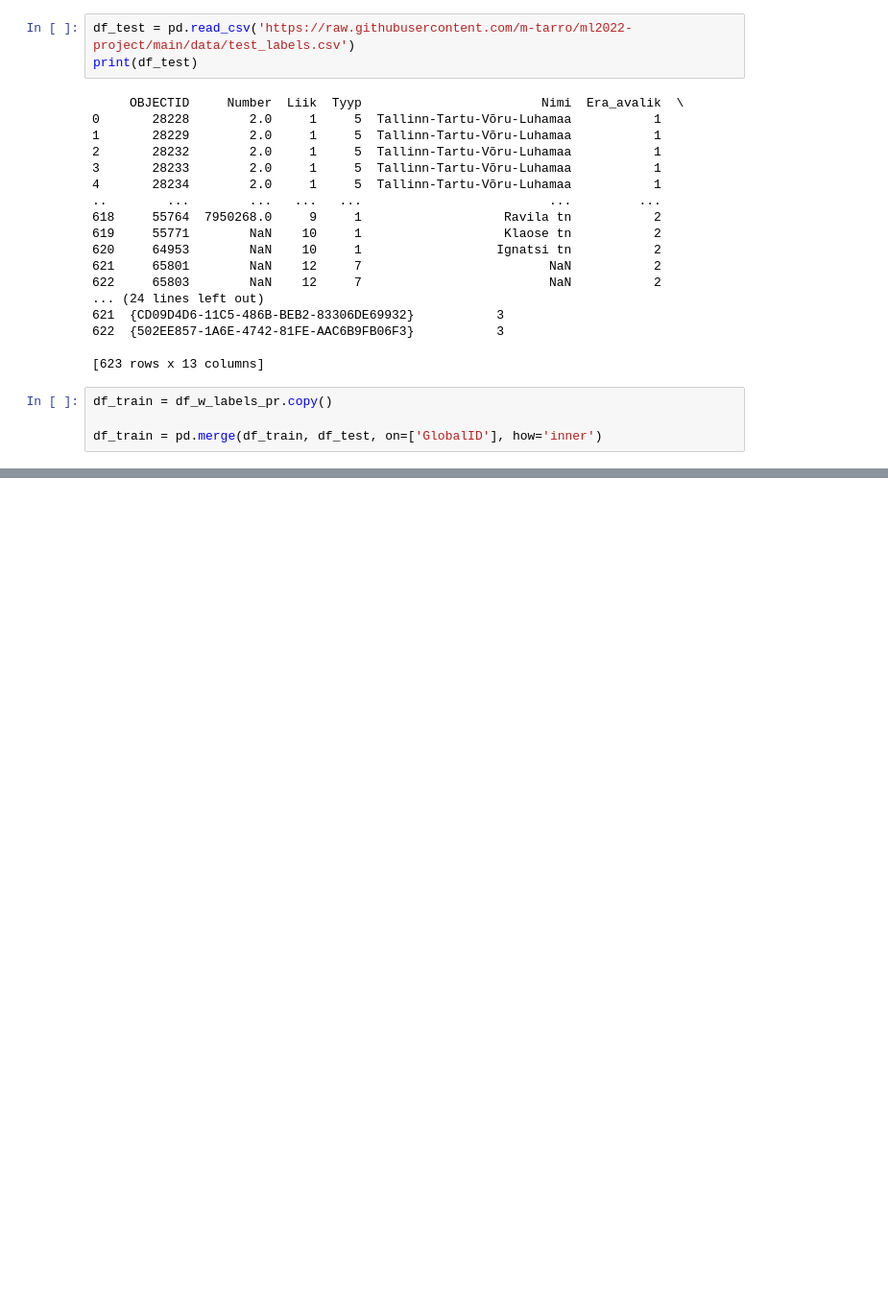
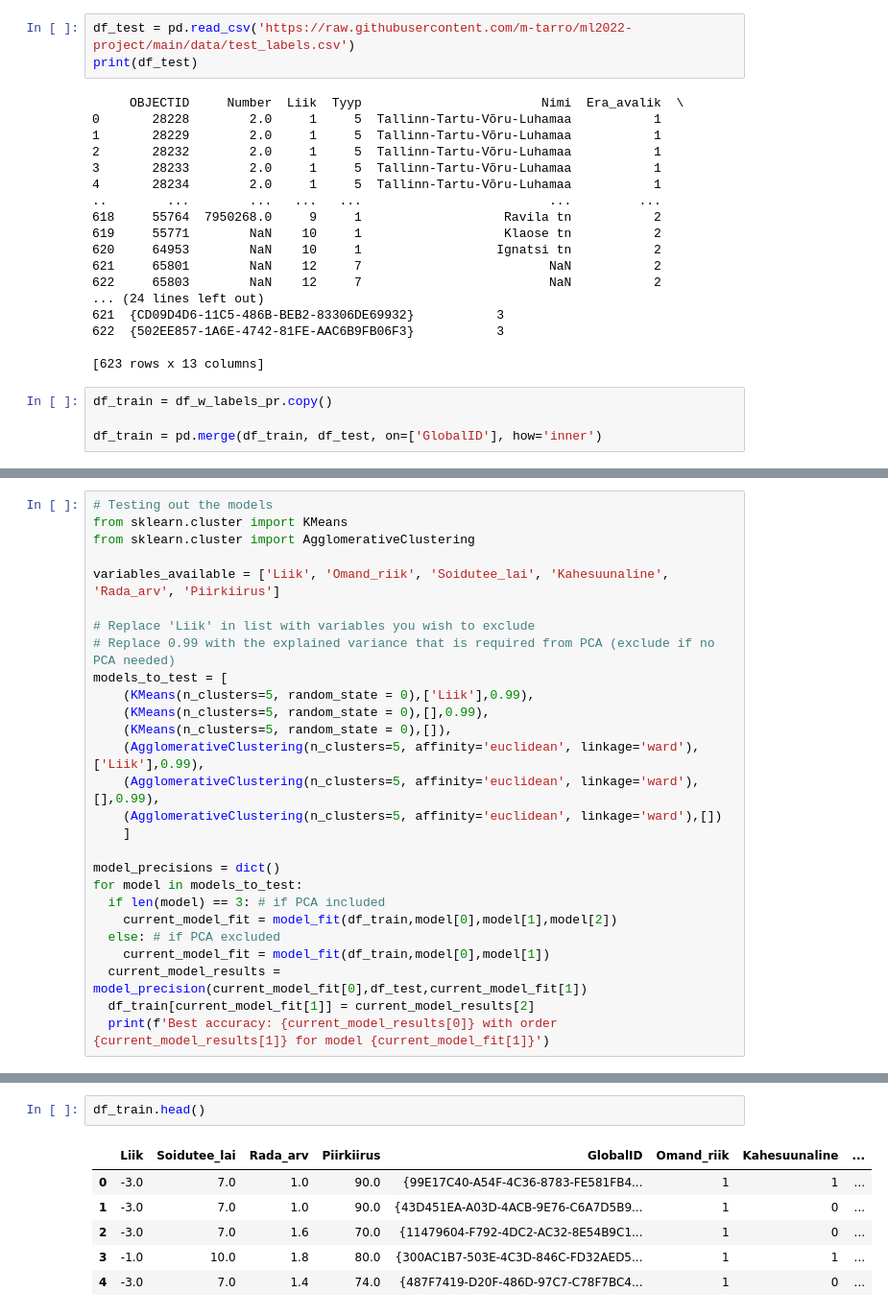
Before and after one commit to m-tarro/ml2022-project, a Jupyter notebook: ML_Project_(P14).ipynb, the cells around one changed output, grey strips where cells are left out. Shown at 96% size. Cells and saved outputs as stored; diff of their text form; blank space fills up the shorter version.

Commit message:
Model testing framework in place, best accuracy achieved 0.6854

```diff
--- a/ML_Project_(P14).ipynb
+++ b/ML_Project_(P14).ipynb
@@ -1014,0 +1139,27 @@ Kas teil on ideid, kuidas seda prioriteetsuse paikaseadmist süsteemi vähem sub
+# %%
+# Testing out the models
+from sklearn.cluster import KMeans
+from sklearn.cluster import AgglomerativeClustering
+
+variables_available = ['Liik', 'Omand_riik', 'Soidutee_lai', 'Kahesuunaline', 'Rada_arv', 'Piirkiirus']
+
+# Replace 'Liik' in list with variables you wish to exclude
+# Replace 0.99 with the explained variance that is required from PCA (exclude if no PCA needed)
+models_to_test = [
+    (KMeans(n_clusters=5, random_state = 0),['Liik'],0.99),
+    (KMeans(n_clusters=5, random_state = 0),[],0.99),
+    (KMeans(n_clusters=5, random_state = 0),[]),
+    (AgglomerativeClustering(n_clusters=5, affinity='euclidean', linkage='ward'),['Liik'],0.99),
+    (AgglomerativeClustering(n_clusters=5, affinity='euclidean', linkage='ward'),[],0.99),
+    (AgglomerativeClustering(n_clusters=5, affinity='euclidean', linkage='ward'),[])
+    ]
+
+model_precisions = dict()
+for model in models_to_test:
+  if len(model) == 3: # if PCA included
+    current_model_fit = model_fit(df_train,model[0],model[1],model[2])
+  else: # if PCA excluded
+    current_model_fit = model_fit(df_train,model[0],model[1])
+  current_model_results = model_precision(current_model_fit[0],df_test,current_model_fit[1])
+  df_train[current_model_fit[1]] = current_model_results[2]
+  print(f'Best accuracy: {current_model_results[0]} with order {current_model_results[1]} for model {current_model_fit[1]}')
@@ -1014,0 +1173,9 @@ Kas teil on ideid, kuidas seda prioriteetsuse paikaseadmist süsteemi vähem sub
+# %%
+df_train.head()
+# %% [output]
+|  | Liik | Soidutee_lai | Rada_arv | Piirkiirus | GlobalID | Omand_riik | Kahesuunaline | ... |
+| 0 | -3.0 | 7.0 | 1.0 | 90.0 | {99E17C40-A54F-4C36-8783-FE581FB4... | 1 | 1 | ... |
+| 1 | -3.0 | 7.0 | 1.0 | 90.0 | {43D451EA-A03D-4ACB-9E76-C6A7D5B9... | 1 | 0 | ... |
+| 2 | -3.0 | 7.0 | 1.6 | 70.0 | {11479604-F792-4DC2-AC32-8E54B9C1... | 1 | 0 | ... |
+| 3 | -1.0 | 10.0 | 1.8 | 80.0 | {300AC1B7-503E-4C3D-846C-FD32AED5... | 1 | 1 | ... |
+| 4 | -3.0 | 7.0 | 1.4 | 74.0 | {487F7419-D20F-486D-97C7-C78F7BC4... | 1 | 0 | ... |
```
Also changed, not shown: parts of 26 cells of this notebook.
